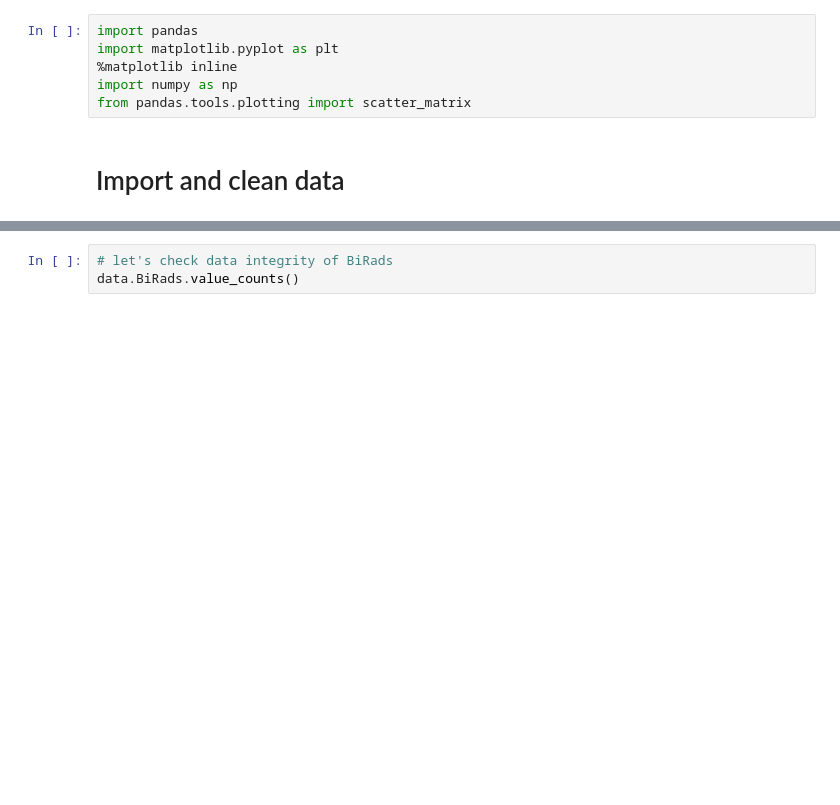
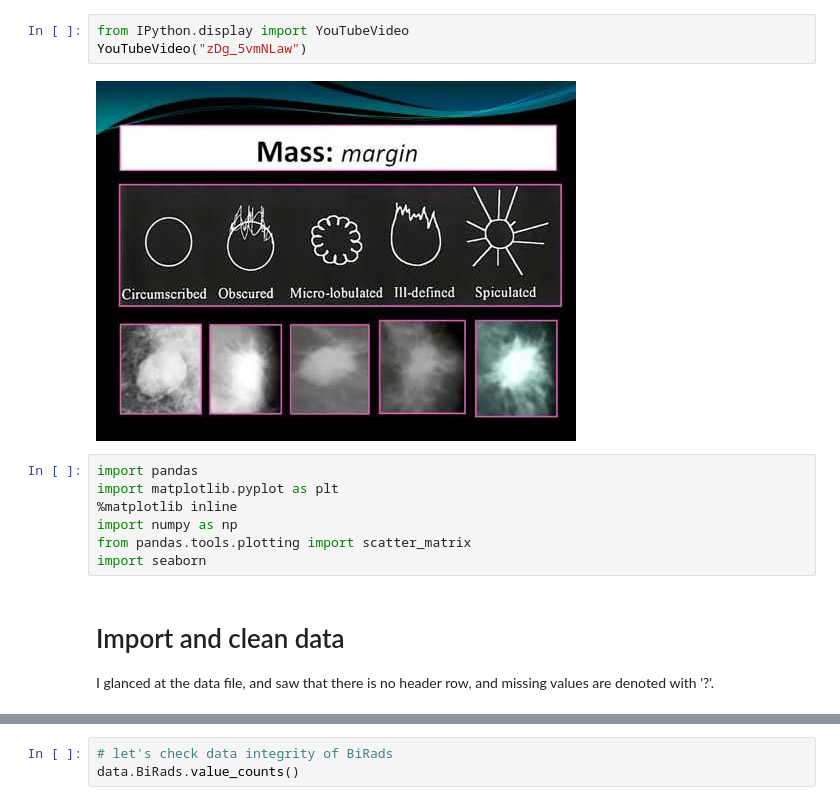
Before and after one commit to spicasax/ipython-examples, a Jupyter notebook: mammographic-mass/mammographic_masses.ipynb, the cells around one changed output, grey strips where cells are left out. Saved outputs shown, nothing was run; the diff lists cells and outputs as text; blank space fills up the shorter version.

```diff
--- a/mammographic-mass/mammographic_masses.ipynb
+++ b/mammographic-mass/mammographic_masses.ipynb
@@ -3,11 +32,19 @@ Source: https://archive.ics.uci.edu/ml/datasets/Mammographic+Mass
+# %%
+from IPython.display import YouTubeVideo
+YouTubeVideo("zDg_5vmNLaw")
+# %% [output]
+[figure, added]
 # %%
 import pandas
 import matplotlib.pyplot as plt
 %matplotlib inline
 import numpy as np
 from pandas.tools.plotting import scatter_matrix
+import seaborn
-# %% [markdown]
-# Import and clean data
+# %% [markdown]
+# Import and clean data
+
+I glanced at the data file, and saw that there is no header row, and missing values are denoted with '?'.
 # %%
 names = ['BiRads', 'Age', 'Shape', 'Margin', 'Density', 'Severity']
 data = pandas.read_csv('mammographic_masses.data', names=names, na_values=['?'])
```
Also changed, not shown: parts of 24 cells of this notebook.
